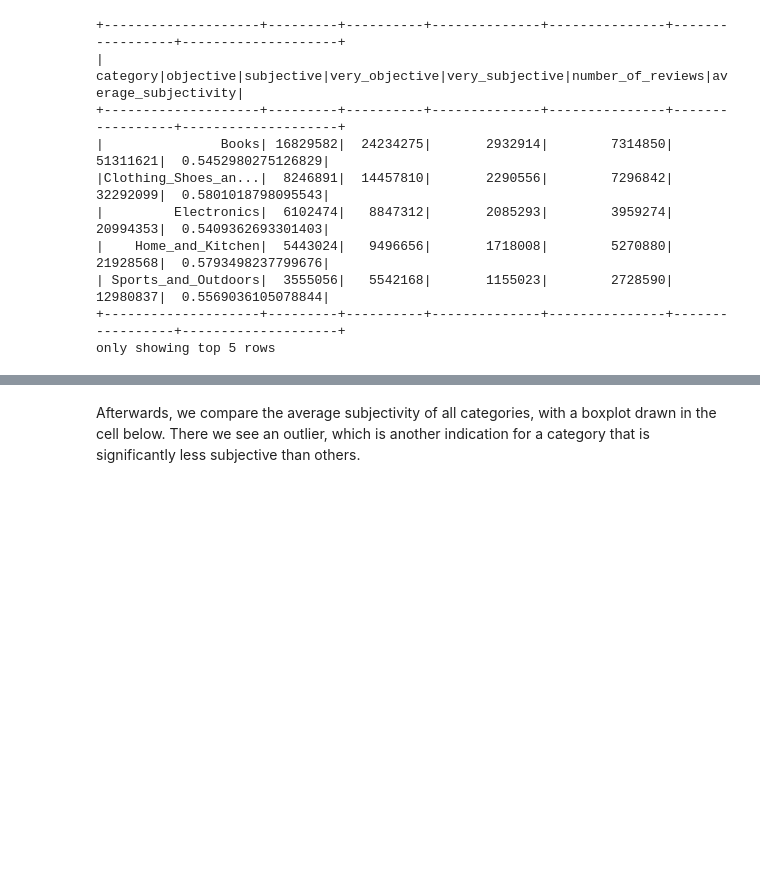
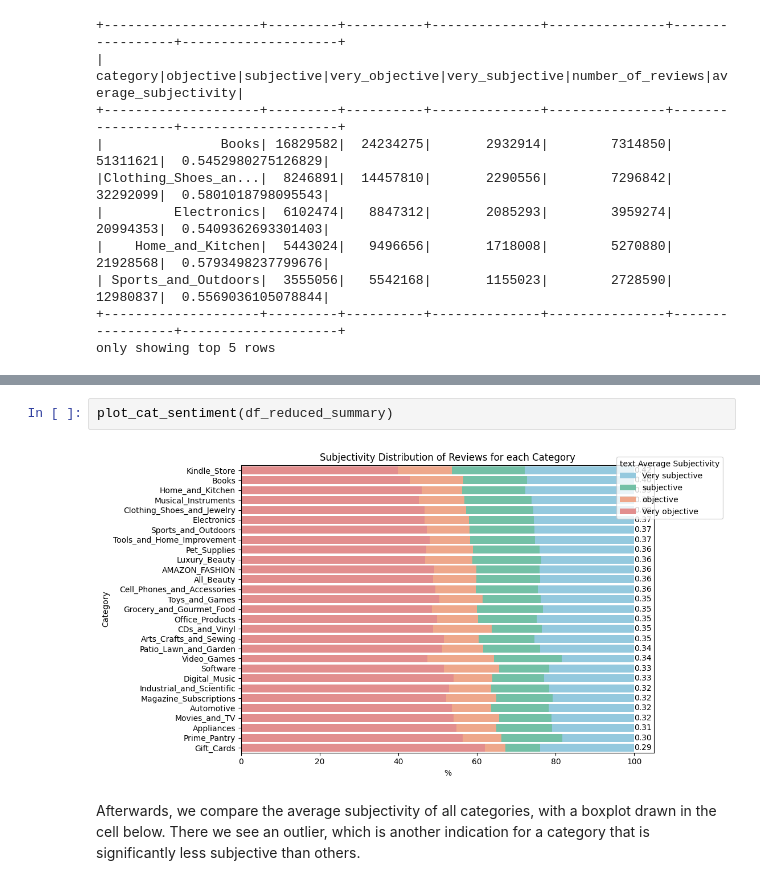
Before and after one commit to mkleinegger/amazon-reviews-sentinent-analysis, a Jupyter notebook: 3.2_analysis.ipynb, the cells around one changed output, grey strips where cells are left out. Saved outputs shown, nothing was run; the diff lists cells and outputs as text; blank space fills up the shorter version.

```diff
--- a/3.2_analysis.ipynb
+++ b/3.2_analysis.ipynb
@@ -321,3 +323,7 @@ plot_cat_sentiment(df_reduced_reviewText)
+# %%
+plot_cat_sentiment(df_reduced_summary)
+# %% [output]
+[figure, added]
 # %% [markdown]
 Afterwards, we compare the average subjectivity of all categories, with a boxplot drawn in the cell below. There we see an outlier, which is another indication for a category that is significantly less subjective than others.
 # %%
```
Also changed, not shown: parts of 22 cells of this notebook, 1 other file.
